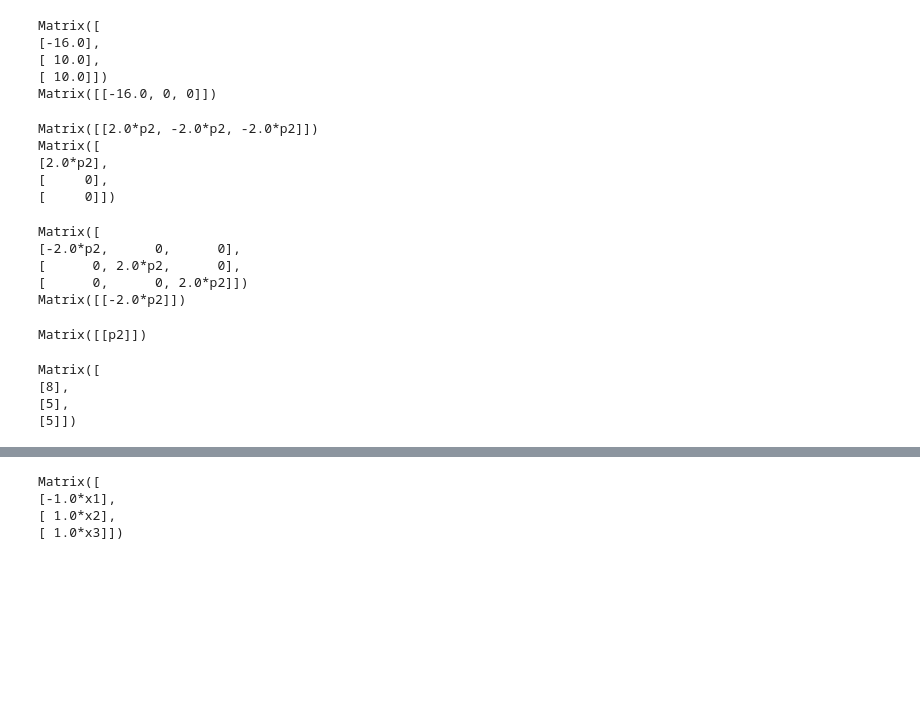
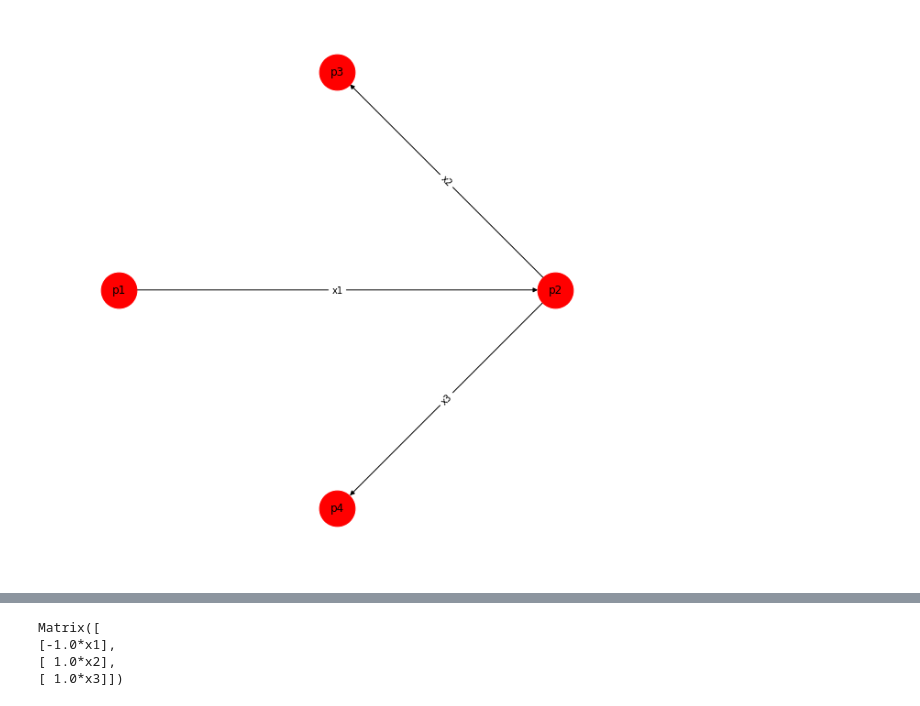
Before and after one commit to Bullldoger/graduate-work, a Jupyter notebook: GPA-sensitivity-final.ipynb, the cells around one changed output, grey strips where cells are left out. Drawn from its saved outputs; the diff is of its cells as text; code cells hidden in the pictures; blank space fills up the shorter version.

```diff
--- a/GPA-sensitivity-final.ipynb
+++ b/GPA-sensitivity-final.ipynb
@@ -29,27 +0,0 @@ def disp_error_plot(errors=[], fig_size=10):
-# %%
-def disp_graph_with_custom_labels(gr=None,
-                                  nodes_labels={},
-                                  edges_labels={},
-                                  fig_size=8,
-                                  node_label=None,
-                                  edge_label=None):
-    plt.figure(figsize=(fig_size, fig_size))
-
-    if not edge_label == None and not edge_label == '':
-        edges_labels = nx.get_edge_attributes(G=gr, name=edge_label)
-
-    if not node_label == None and not node_label == '':
-        nodes_labels = nx.get_node_attributes(G=gr, name=node_label)
-
-    layout = nx.shell_layout(gr)
-
-    nx.draw(G=gr, pos=layout, node_size=1500)
-    nx.draw_networkx_edge_labels(G=gr,
-                                 pos=layout,
-                                 edge_labels=edges_labels,
-                                 font_family='sans-serif')
-    nx.draw_networkx_labels(G=gr,
-                            pos=layout,
-                            labels=nodes_labels,
-                            font_family='sans-serif')
-    plt.show()
@@ -370,5 +32,4 @@ path = 'models/gpa_2.json'
 with open(path, 'r') as fp:
     gpa2 = json.load(fp)
 # %%
-g1 = GPA(gpa1)
-g1.construct_sense_matrix()
+GPA_1 = GPA(gpa1)
@@ -387,38 +36,6 @@ Matrix([
-# %%
-pprint(g1.M_PQ)
-pprint(g2.M_PQ)
-# %% [output]
-Matrix([
-[-16.0],
-[ 10.0],
-[ 10.0]])
-Matrix([[-16.0, 0, 0]])
-# %%
-pprint(g1.M_QP)
-pprint(g2.M_QP)
-# %% [output]
-Matrix([[2.0*p2, -2.0*p2, -2.0*p2]])
-Matrix([
-[2.0*p2],
-[     0],
-[     0]])
-# %%
-pprint(g1.M_PP)
-pprint(g2.M_PP)
-# %% [output]
-Matrix([
-[-2.0*p2,      0,      0],
-[      0, 2.0*p2,      0],
-[      0,      0, 2.0*p2]])
-Matrix([[-2.0*p2]])
-# %%
-g1.p_var
-# %% [output]
-Matrix([[p2]])
-# %%
-g1.p_fix
-# %% [output]
-Matrix([
-[8],
-[5],
-[5]])
+# %%
+disp_graph_with_custom_labels(gr=GPA_1.gpa,
+                              edge_label='var',
+                              node_label='var')
+# %% [output]
+[figure, added]
```
Also changed, not shown: parts of 16 cells of this notebook, 3 other files.
